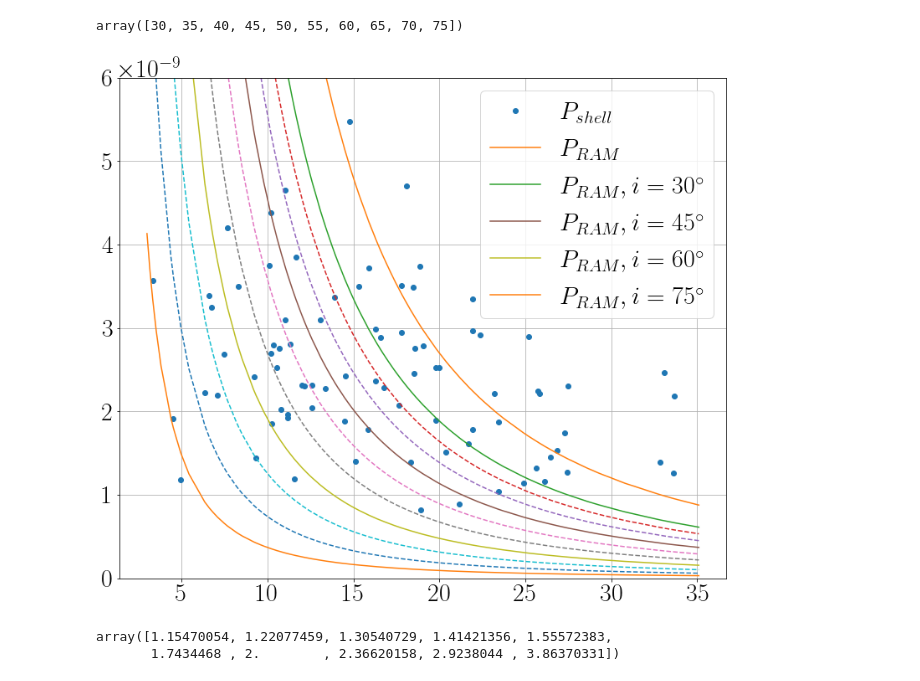
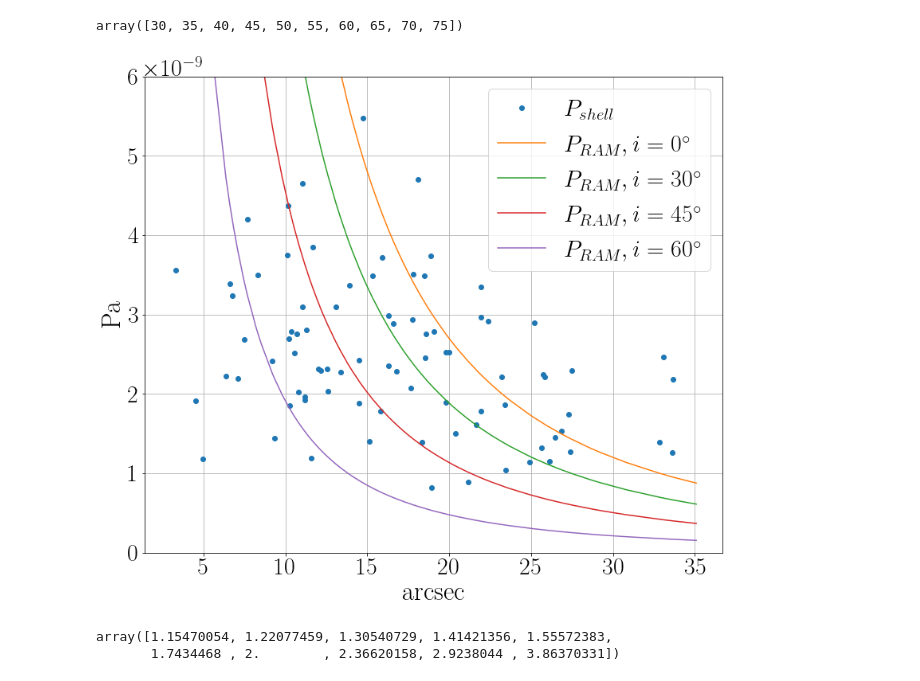
Before and after one commit to will-henney/globule-seminario, a Jupyter notebook: roberto-notebooks/parameters for the globules in M1-67.ipynb, the cells around one changed output. Drawn from its saved outputs; the diff is of its cells as text; code cells hidden in the pictures.

```diff
--- a/roberto-notebooks/parameters for the globules in M1-67.ipynb
+++ b/roberto-notebooks/parameters for the globules in M1-67.ipynb
@@ -359,29 +361,31 @@ array([30, 35, 40, 45, 50, 55, 60, 65, 70, 75])
 # %%
 P_wind= []
 for j in i:
     P_w = ((np.cos(j*np.pi/180))**(5/2))*P_RAM #we convert degrees to radians
     P_wind.append(P_w)
 
 
 plt.plot(df['Sep'],P_shell,'o',label = r'$P_{shell}$')
-plt.plot(df['Sep'],P_RAM,label=r'$P_{RAM}$')
+plt.plot(df['Sep'],P_RAM,label=r'$P_{RAM}, i=0^\circ$')
 plt.plot(df['Sep'],P_wind[0],label=r'$P_{RAM},i=30^\circ$')
-plt.plot(df['Sep'],P_wind[1],'--')#label=r'$P_{RAM},i=35$')
-plt.plot(df['Sep'],P_wind[2],'--')#label=r'$P_{RAM},i=40$')
+#plt.plot(df['Sep'],P_wind[1],'--')#label=r'$P_{RAM},i=35$')
+#plt.plot(df['Sep'],P_wind[2],'--')#label=r'$P_{RAM},i=40$')
 plt.plot(df['Sep'],P_wind[3],label=r'$P_{RAM},i=45^\circ$')
-plt.plot(df['Sep'],P_wind[4],'--')#label=r'$P_{RAM},i=50$')
-plt.plot(df['Sep'],P_wind[5],'--')#label=r'$P_{RAM},i=55$')
+#plt.plot(df['Sep'],P_wind[4],'--')#label=r'$P_{RAM},i=50$')
+#plt.plot(df['Sep'],P_wind[5],'--')#label=r'$P_{RAM},i=55$')
 plt.plot(df['Sep'],P_wind[6],label=r'$P_{RAM},i=60^\circ$')
-plt.plot(df['Sep'],P_wind[7],'--')#label=r'$P_{RAM},i=65$')
-plt.plot(df['Sep'],P_wind[8],'--')#label=r'$P_{RAM},i=70$')
-plt.plot(df['Sep'],P_wind[9],label=r'$P_{RAM},i=75^\circ$')
+#plt.plot(df['Sep'],P_wind[7],'--')#label=r'$P_{RAM},i=65$')
+#plt.plot(df['Sep'],P_wind[8],'--')#label=r'$P_{RAM},i=70$')
+#plt.plot(df['Sep'],P_wind[9],label=r'$P_{RAM},i=75^\circ$')
 plt.legend()
 #plt.yscale('log')
 plt.ylim(0,6.0E-9)
+plt.xlabel('arcsec')
+plt.ylabel('Pa')
 plt.grid()
 plt.show()
 # %% [output]
-[figure, old version]
+[figure, new version]
 # %%
 1/np.cos(i*np.pi/180)
 # %% [output]
```
Also changed, not shown: parts of 16 cells of this notebook, 5 other files.
